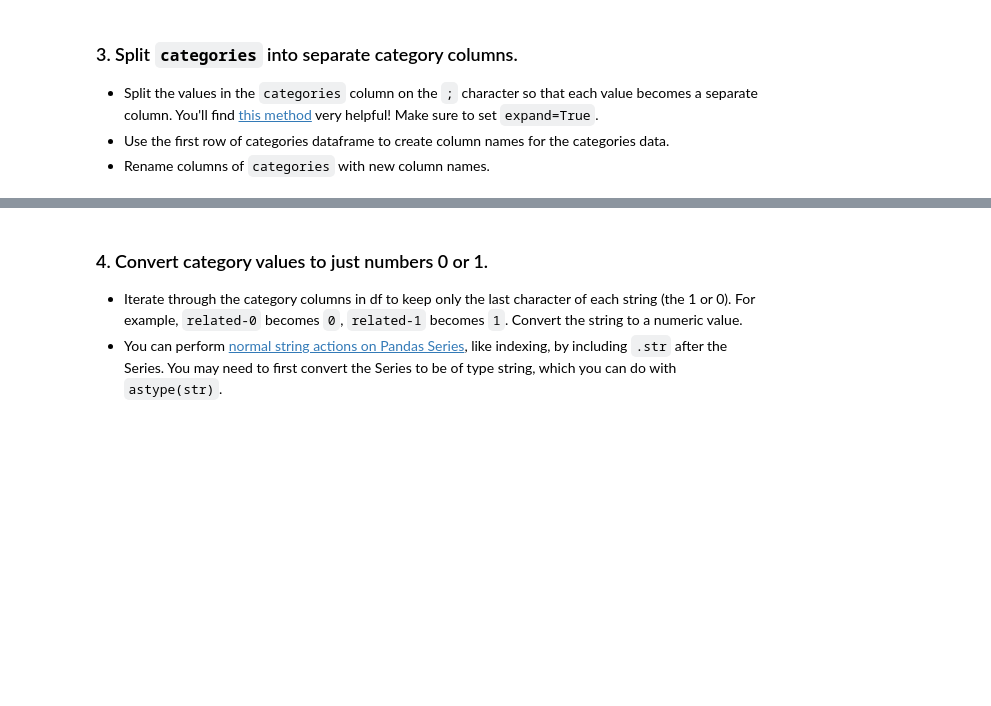
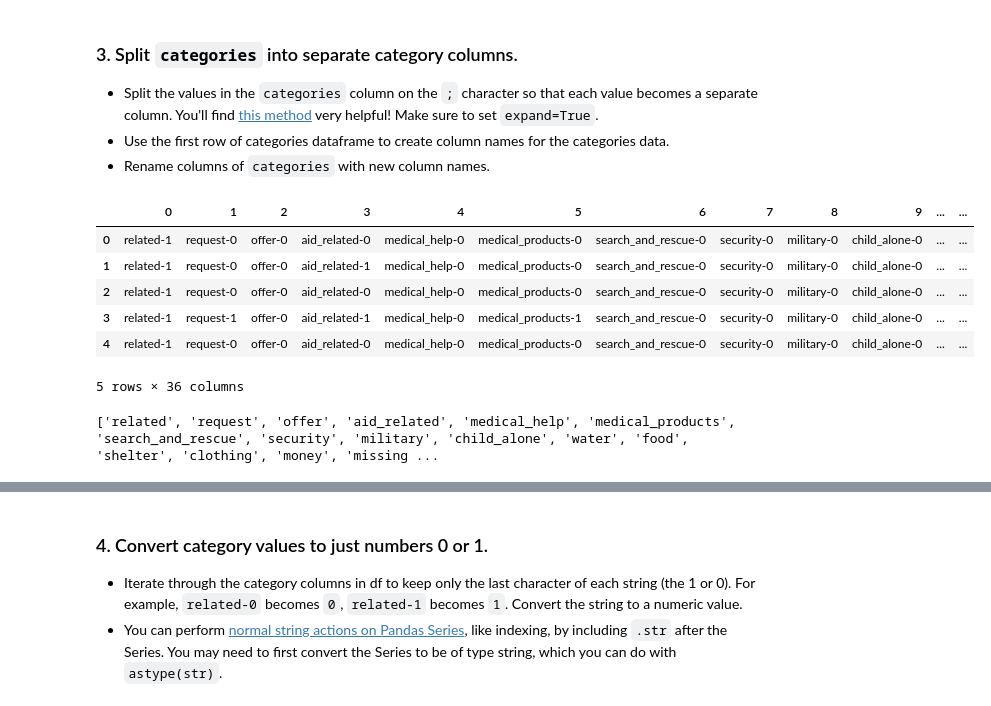
Before and after one commit to Dalperdomoe/disaster_response_pipeline, a Jupyter notebook: notebooks/ETL Pipeline Preparation.ipynb, the cells around one changed output, grey strips where cells are left out. Cells and saved outputs as stored; diff of their text form; code cells hidden in the pictures; blank space fills up the shorter version.

Commit message:
ETL Pipeline Preparation.ipynb process data, build an ETL pipeline to extract data from source, clean the data and save them in a SQLite DB

```diff
--- a/notebooks/ETL Pipeline Preparation.ipynb
+++ b/notebooks/ETL Pipeline Preparation.ipynb
@@ -10,6 +13,6 @@ Follow the instructions below to help you create your ETL pipeline.
 # %%
 # load messages dataset
-messages =
+messages = pd.read_csv('../data/disaster_messages.csv')
 messages.head(5)
 # %% [output]
 |  | id | message | original | genre |
@@ -20,5 +23,5 @@ messages.head(5)
 | 4 | 12 | says: west side of Haiti, rest of... | facade ouest d Haiti et le reste ... | direct |
 # %%
 # load categories dataset
-categories =
-categories.head()
+categories = pd.read_csv('../data/disaster_categories.csv')
+categories.head(5)
@@ -28,5 +44,5 @@ categories.head()
 - Assign this combined dataset to `df`, which will be cleaned in the following steps
 # %%
 # merge datasets
-df =
-df.head()
+df = messages.merge(categories, on='id')
+df.head(5)
@@ -37,17 +64,27 @@ df.head()
 - Rename columns of `categories` with new column names.
 # %%
 # create a dataframe of the 36 individual category columns
-categories =
-categories.head()
+categories = df['categories'].str.split(pat=';', expand=True)
+categories.head(5)
+# %% [output]
+|  | 0 | 1 | 2 | 3 | 4 | 5 | 6 | 7 | 8 | 9 | ... | ... |
+| 0 | related-1 | request-0 | offer-0 | aid_related-0 | medical_help-0 | medical_products-0 | search_and_rescue-0 | security-0 | military-0 | child_alone-0 | ... | ... |
+| 1 | related-1 | request-0 | offer-0 | aid_related-1 | medical_help-0 | medical_products-0 | search_and_rescue-0 | security-0 | military-0 | child_alone-0 | ... | ... |
+| 2 | related-1 | request-0 | offer-0 | aid_related-0 | medical_help-0 | medical_products-0 | search_and_rescue-0 | security-0 | military-0 | child_alone-0 | ... | ... |
+| 3 | related-1 | request-1 | offer-0 | aid_related-1 | medical_help-0 | medical_products-1 | search_and_rescue-0 | security-0 | military-0 | child_alone-0 | ... | ... |
+| 4 | related-1 | request-0 | offer-0 | aid_related-0 | medical_help-0 | medical_products-0 | search_and_rescue-0 | security-0 | military-0 | child_alone-0 | ... | ... |
+5 rows × 36 columns
 # %%
 # select the first row of the categories dataframe
-row =
+row = categories.iloc[[1]]
 
 # use this row to extract a list of new column names for categories.
 # one way is to apply a lambda function that takes everything
 # up to the second to last character of each string with slicing
-category_colnames =
+category_colnames = [category_name.split('-')[0] for category_name in row.values[0]]
 print(category_colnames)
+# %% [output]
+['related', 'request', 'offer', 'aid_related', 'medical_help', 'medical_products', 'search_and_rescue', 'security', 'military', 'child_alone', 'water', 'food', 'shelter', 'clothing', 'money', 'missing ...
 # %%
 # rename the columns of `categories`
 categories.columns = category_colnames
```
Also changed, not shown: parts of 17 cells of this notebook.
